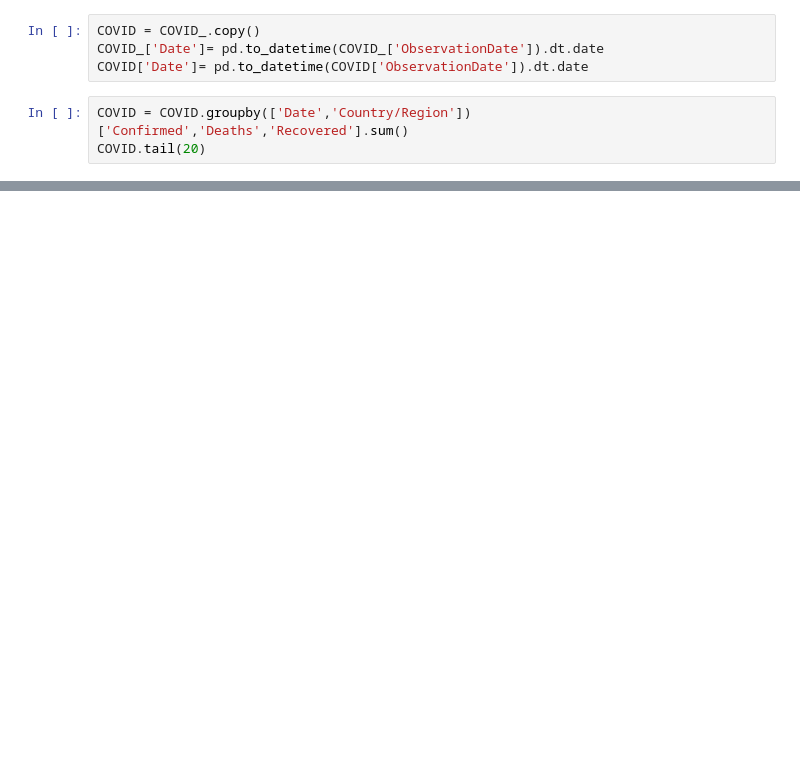
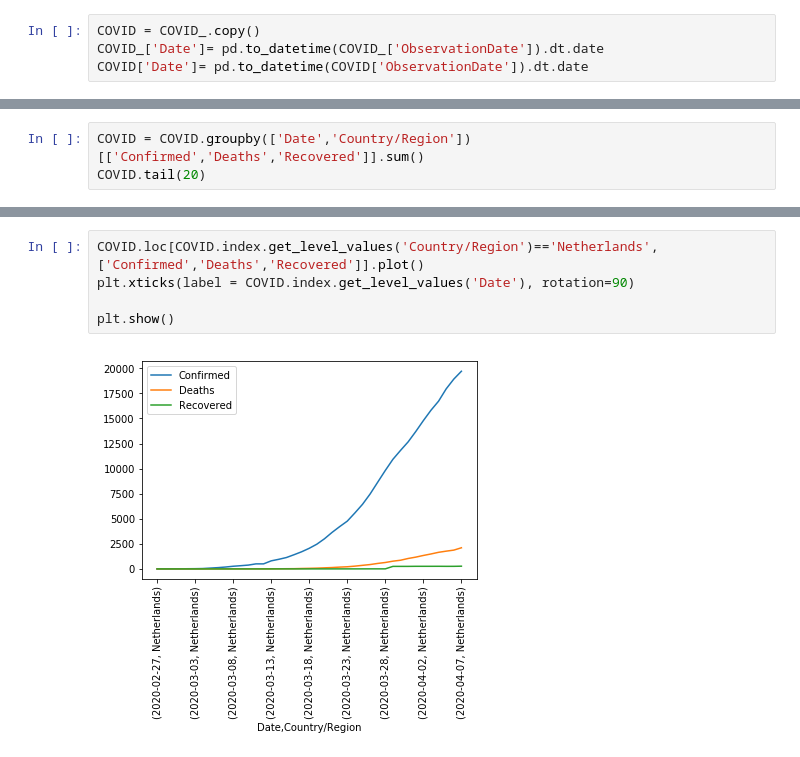
Before and after one commit to dmitrydoni/gb-ml-for-business, a Jupyter notebook: lesson-01.ipynb, the cells around one changed output, grey strips where cells are left out. Cells and saved outputs as stored; diff of their text form; blank space fills up the shorter version.

```diff
--- a/lesson-01.ipynb
+++ b/lesson-01.ipynb
@@ -86,6 +79,3 @@ COVID_.describe()
 COVID = COVID_.copy()
 COVID_['Date']= pd.to_datetime(COVID_['ObservationDate']).dt.date
 COVID['Date']= pd.to_datetime(COVID['ObservationDate']).dt.date
-# %%
-COVID = COVID.groupby(['Date','Country/Region'])['Confirmed','Deaths','Recovered'].sum()
-COVID.tail(20)
@@ -1192,0 +82,3 @@ plt.show()
+# %%
+COVID = COVID.groupby(['Date','Country/Region'])[['Confirmed','Deaths','Recovered']].sum()
+COVID.tail(20)
@@ -1192,0 +104,7 @@ plt.show()
+# %%
+COVID.loc[COVID.index.get_level_values('Country/Region')=='Netherlands', ['Confirmed','Deaths','Recovered']].plot()
+plt.xticks(label = COVID.index.get_level_values('Date'), rotation=90)
+
+plt.show()
+# %% [output]
+[figure, added]
```
Also changed, not shown: parts of 159 cells of this notebook.
